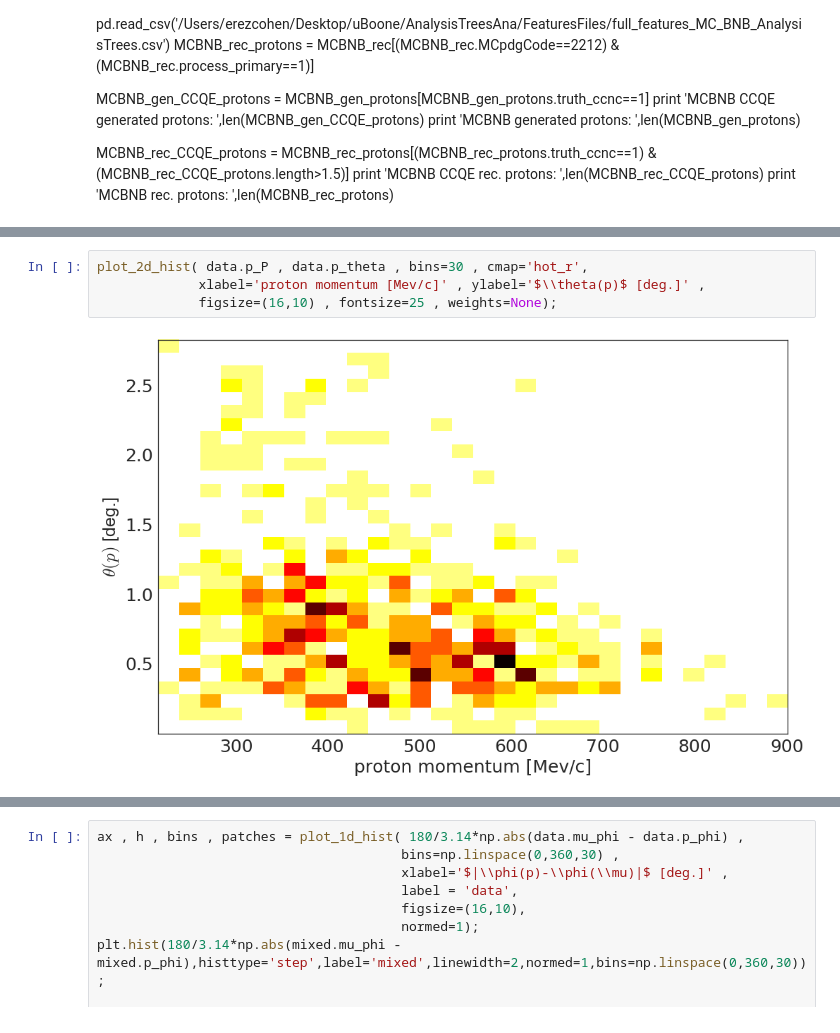
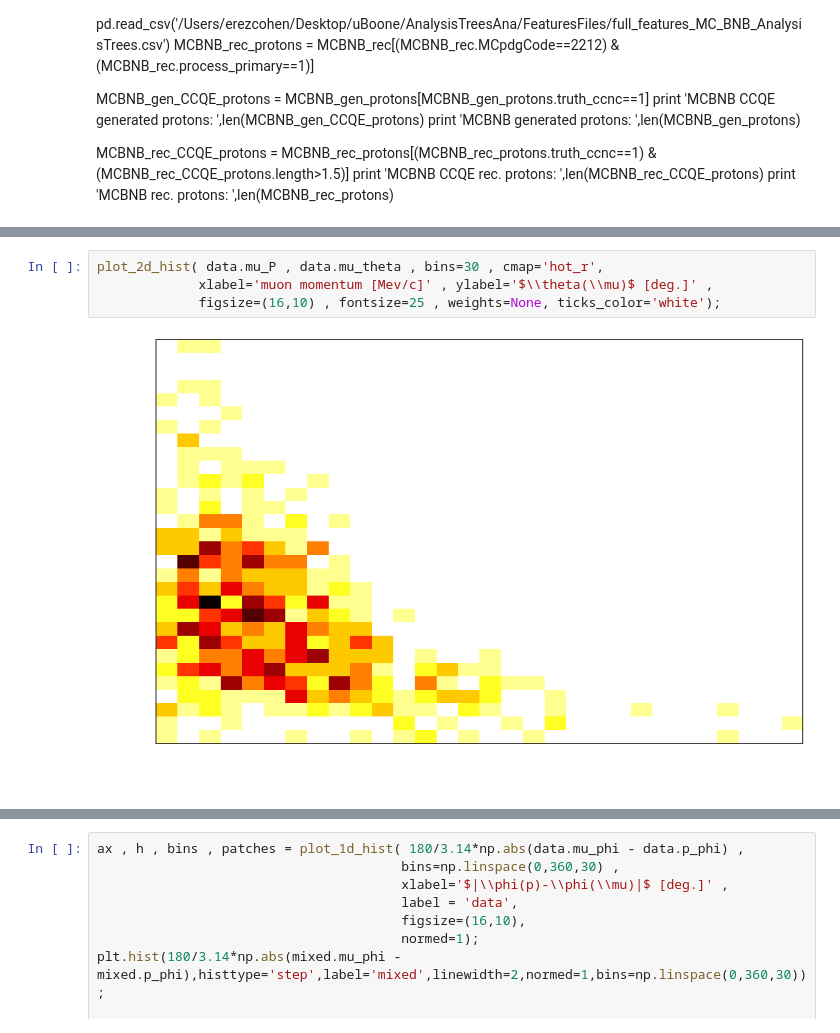
Before and after one commit to erezcoh4/AnalysisTreesInformation, a Jupyter notebook: AnaTreesPackage/notebooks/CCQE_events_anafile_plos.ipynb, the cells around one changed output, grey strips where cells are left out. Drawn from its saved outputs; the diff is of its cells as text.

```diff
--- a/AnaTreesPackage/notebooks/CCQE_events_anafile_plos.ipynb
+++ b/AnaTreesPackage/notebooks/CCQE_events_anafile_plos.ipynb
@@ -45,7 +98,7 @@ ax.set_ylim(0,1.02*np.max(h+np.sqrt(h)))
 # %%
-plot_2d_hist( data.p_P , data.p_theta , bins=30 , cmap='hot_r',
-             xlabel='proton momentum [Mev/c]' , ylabel='$\\theta(p)$ [deg.]' ,
-             figsize=(16,10) , fontsize=25 , weights=None);
+plot_2d_hist( data.mu_P , data.mu_theta , bins=30 , cmap='hot_r',
+             xlabel='muon momentum [Mev/c]' , ylabel='$\\theta(\\mu)$ [deg.]' ,
+             figsize=(16,10) , fontsize=25 , weights=None, ticks_color='white');
 # %% [output]
-[figure, old version]
+[figure, new version]
 # %%
```
Also changed, not shown: parts of 8 cells of this notebook, 6 other files.
